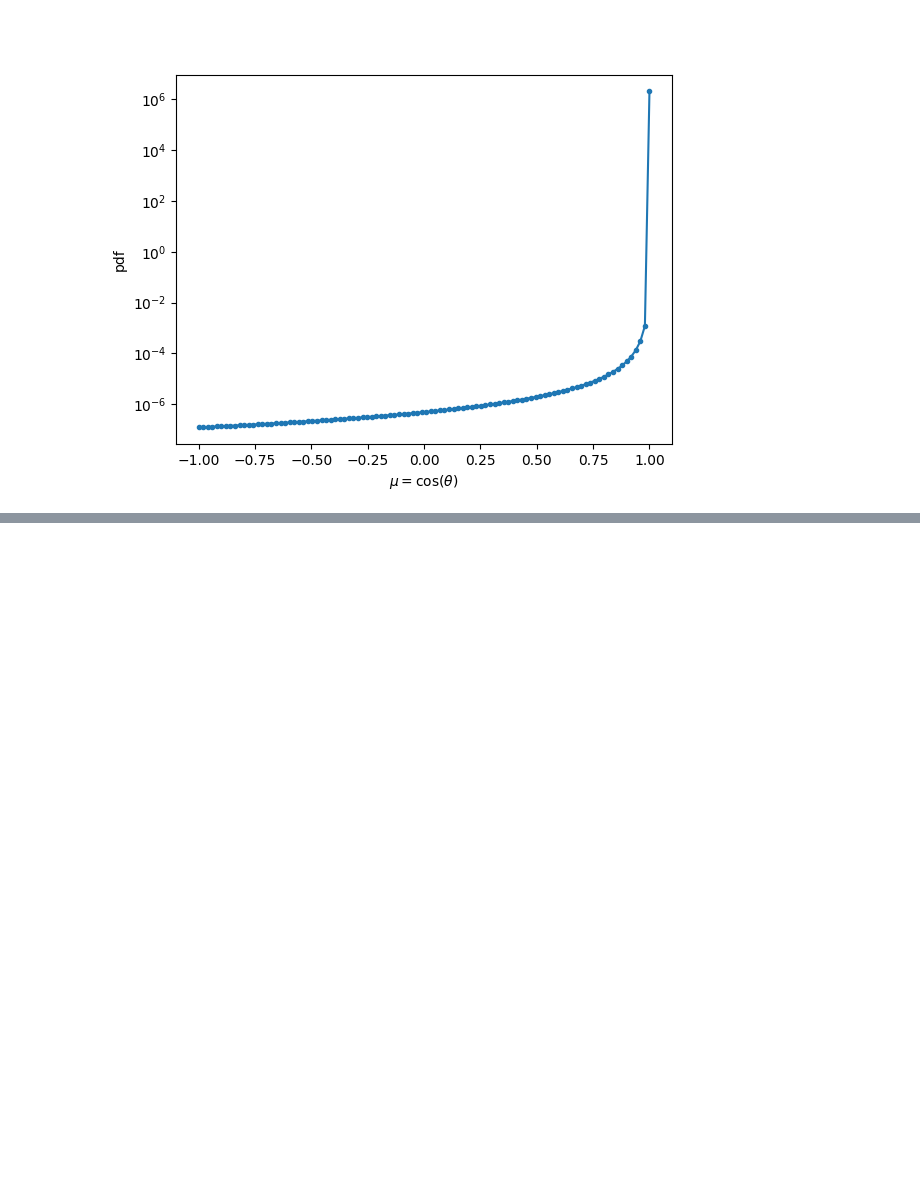
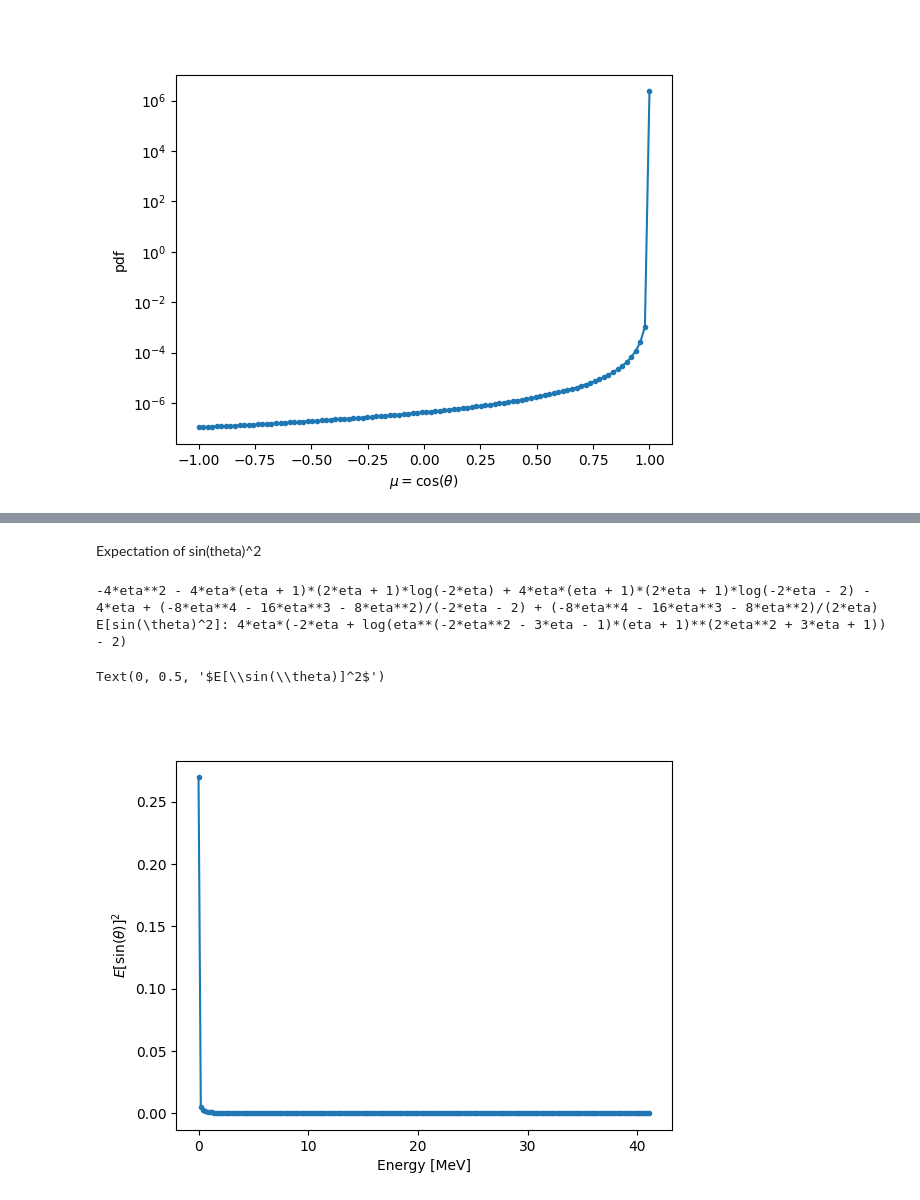
Before and after one commit to KlaasWillems/electronTransportCode, a Jupyter notebook: ms/averageMU.ipynb, the cells around one changed output, grey strips where cells are left out. Saved outputs shown, nothing was run; the diff lists cells and outputs as text; code cells hidden in the pictures; blank space fills up the shorter version.

```diff
--- a/ms/averageMU.ipynb
+++ b/ms/averageMU.ipynb
@@ -91,0 +86,21 @@ array([0.34992546, 0.99652544, 0.99826945, 0.99887948, 0.9991903 ,
+# %% [markdown]
+Expectation of sin(theta)^2
+# %%
+sy.init_printing()
+exp1 = sy.integrate((1 - mu**2)*pdf, (mu, -1, 1))
+print(exp1)
+print(f'E[sin(\\theta)^2]: {sy.simplify(exp1)}')
+# Again weird expression from sympy. Use Wolfram alpha output instead.
+# %% [output]
+-4*eta**2 - 4*eta*(eta + 1)*(2*eta + 1)*log(-2*eta) + 4*eta*(eta + 1)*(2*eta + 1)*log(-2*eta - 2) - 4*eta + (-8*eta**4 - 16*eta**3 - 8*eta**2)/(-2*eta - 2) + (-8*eta**4 - 16*eta**3 - 8*eta**2)/(2*eta)
+E[sin(\theta)^2]: 4*eta*(-2*eta + log(eta**(-2*eta**2 - 3*eta - 1)*(eta + 1)**(2*eta**2 + 3*eta + 1)) - 2)
+# %%
+Esint2 = np.array([particle.getSintMoment2(energy, WaterMaterial) for energy in eRange], dtype=float)
+# %%
+fig, ax = plt.subplots()
+ax.plot(eRange, Esint2, '.-')
+ax.set_xlabel('Energy [MeV]')
+ax.set_ylabel('$E[\sin(\\theta)]^2$')
+# %% [output]
+Text(0, 0.5, '$E[\\sin(\\theta)]^2$')
+[figure, added]
```
Also changed, not shown: parts of 12 cells of this notebook.
